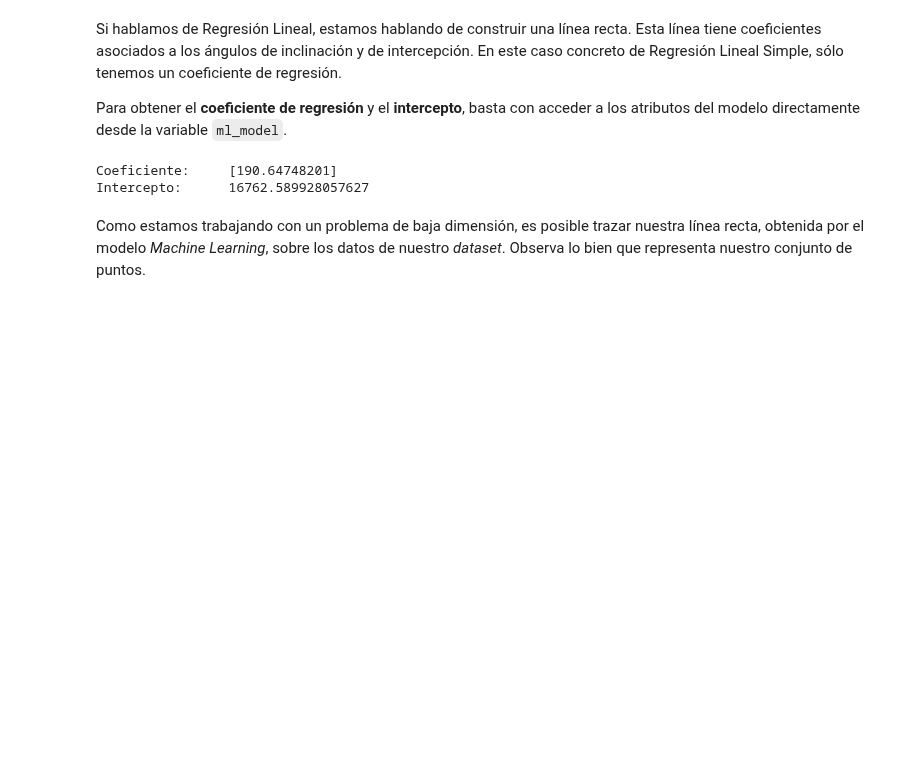
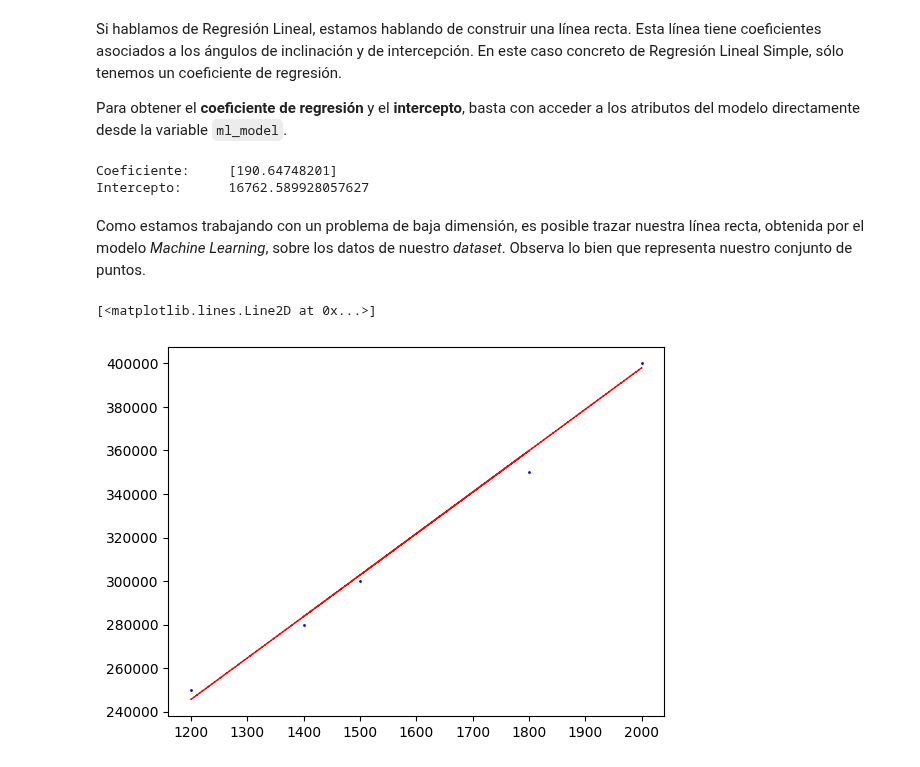
Before and after one commit to JhonnyLimachi/IA_en_Salud, a Jupyter notebook: 4_Regresión_Linear.ipynb, the cells around one changed output. Cells and saved outputs as stored; diff of their text form; code cells hidden in the pictures; blank space fills up the shorter version.

```diff
--- a/4_Regresión_Linear.ipynb
+++ b/4_Regresión_Linear.ipynb
@@ -185,3 +185,11 @@ Coeficiente:     [190.64748201]
 Intercepto:      16762.589928057627
 # %% [markdown]
 Como estamos trabajando con un problema de baja dimensión, es posible trazar nuestra línea recta, obtenida por el modelo *Machine Learning*, sobre los datos de nuestro *dataset*. Observa lo bien que representa nuestro conjunto de puntos.
+# %%
+# plotar recta y datos
+fig, ax = plt.subplots()
+ax.scatter(X, y, s=1, color='blue')
+ax.plot(X, (model.coef_ * X + model.intercept_), '--r', linewidth=1)
+# %% [output]
+[<matplotlib.lines.Line2D at 0x...>]
+[figure, added]
```
